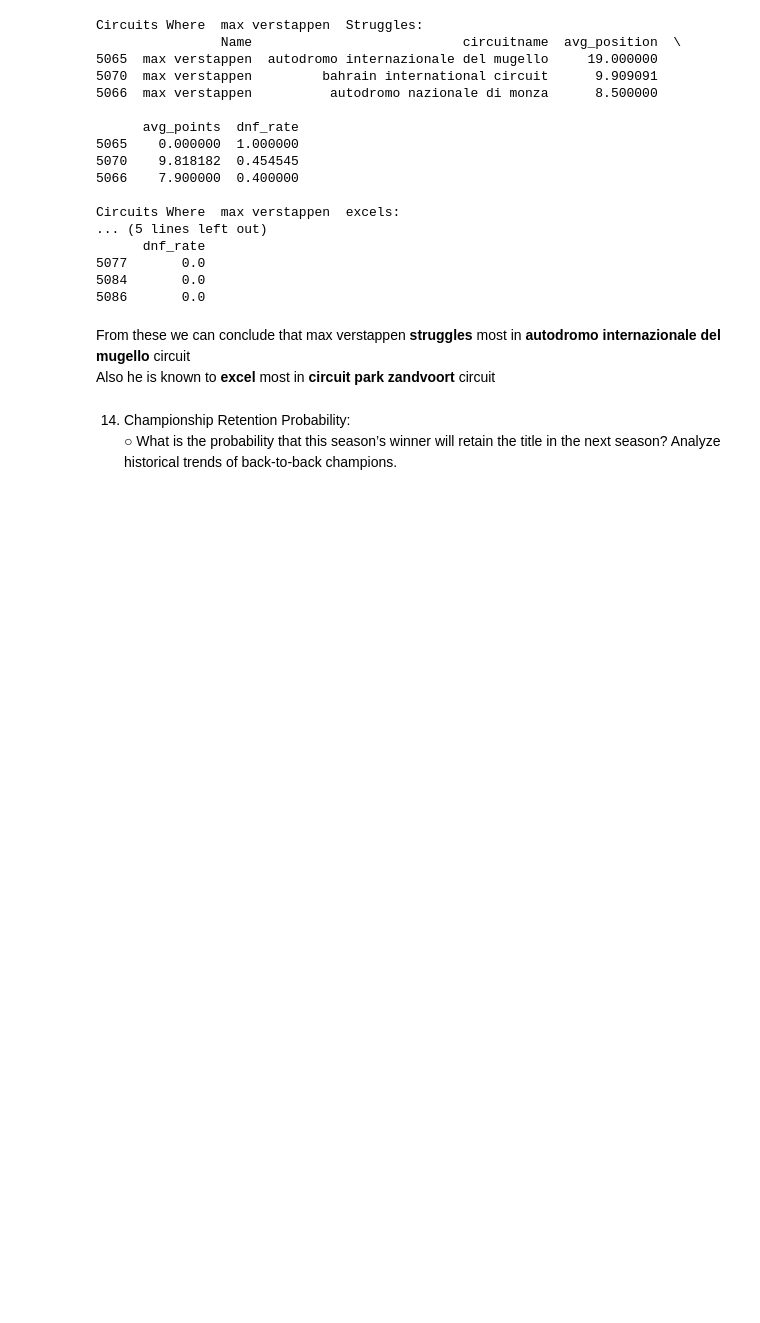
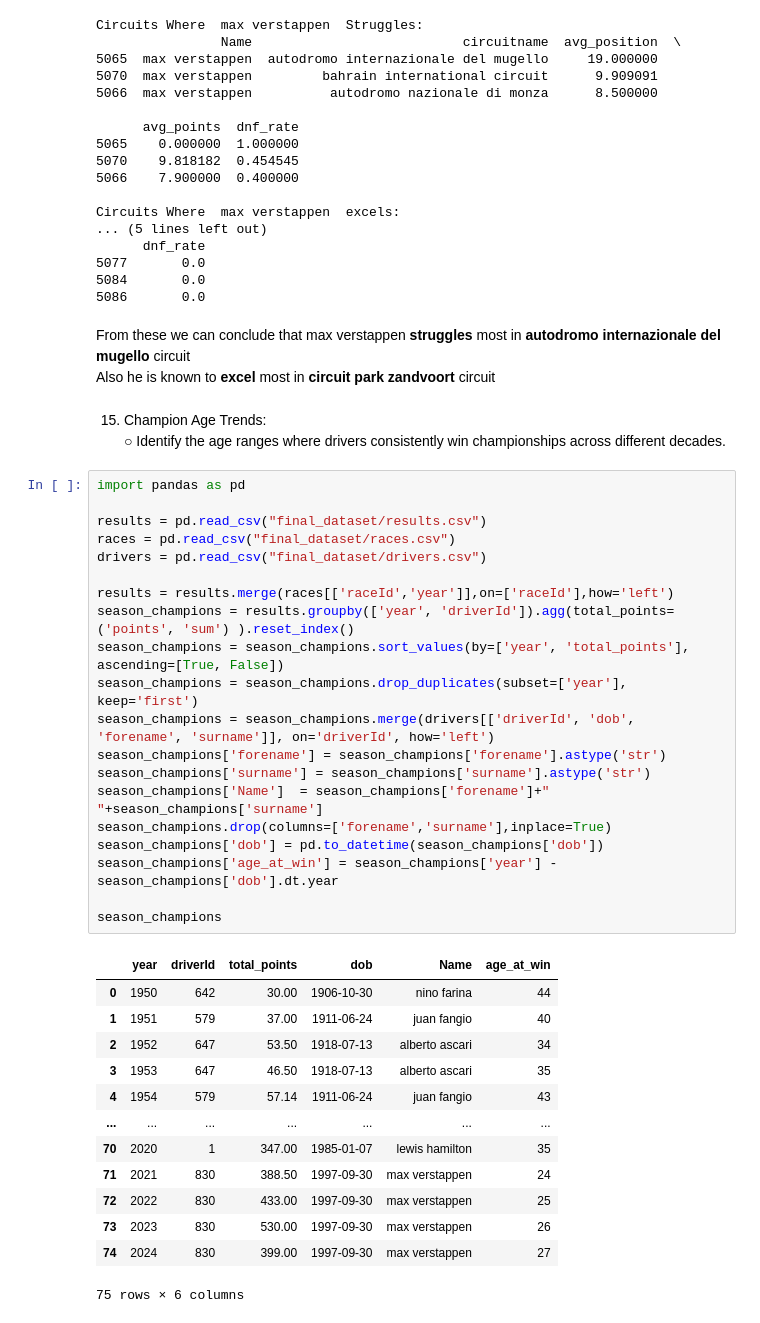
Before and after one commit to LalithKishore-S/DPL_2025, a Jupyter notebook: Analysis_questions13-15.ipynb, the cells around one changed output. Cells and saved outputs as stored; diff of their text form; blank space fills up the shorter version.

```diff
--- a/Analysis_questions13-15.ipynb
+++ b/Analysis_questions13-15.ipynb
@@ -83,6 +84,40 @@ Circuits Where  max verstappen  excels:
 # %% [markdown]
 From these we can conclude that max verstappen <b>struggles</b> most in <b> autodromo internazionale del mugello </b> circuit<br>
 Also he is known to <b>excel</b> most  in <b> circuit park zandvoort </b> circuit
-# %% [markdown]
-14.	Championship Retention Probability:<br>
-○	What is the probability that this season’s winner will retain the title in the next season? Analyze historical trends of back-to-back champions.
+# %% [markdown]
+15.	Champion Age Trends:<br>
+○	Identify the age ranges where drivers consistently win championships across different decades.
+# %%
+import pandas as pd
+
+results = pd.read_csv("final_dataset/results.csv")
+races = pd.read_csv("final_dataset/races.csv")
+drivers = pd.read_csv("final_dataset/drivers.csv")
+
+results = results.merge(races[['raceId','year']],on=['raceId'],how='left')
+season_champions = results.groupby(['year', 'driverId']).agg(total_points=('points', 'sum') ).reset_index()
+season_champions = season_champions.sort_values(by=['year', 'total_points'], ascending=[True, False])
+season_champions = season_champions.drop_duplicates(subset=['year'], keep='first')
+season_champions = season_champions.merge(drivers[['driverId', 'dob', 'forename', 'surname']], on='driverId', how='left')
+season_champions['forename'] = season_champions['forename'].astype('str')
+season_champions['surname'] = season_champions['surname'].astype('str')
+season_champions['Name']  = season_champions['forename']+" "+season_champions['surname']
+season_champions.drop(columns=['forename','surname'],inplace=True)
+season_champions['dob'] = pd.to_datetime(season_champions['dob'])
+season_champions['age_at_win'] = season_champions['year'] - season_champions['dob'].dt.year
+
+season_champions
+# %% [output]
+|  | year | driverId | total_points | dob | Name | age_at_win |
+| 0 | 1950 | 642 | 30.00 | 1906-10-30 | nino farina | 44 |
+| 1 | 1951 | 579 | 37.00 | 1911-06-24 | juan fangio | 40 |
+| 2 | 1952 | 647 | 53.50 | 1918-07-13 | alberto ascari | 34 |
+| 3 | 1953 | 647 | 46.50 | 1918-07-13 | alberto ascari | 35 |
+| 4 | 1954 | 579 | 57.14 | 1911-06-24 | juan fangio | 43 |
+| ... | ... | ... | ... | ... | ... | ... |
+| 70 | 2020 | 1 | 347.00 | 1985-01-07 | lewis hamilton | 35 |
+| 71 | 2021 | 830 | 388.50 | 1997-09-30 | max verstappen | 24 |
+| 72 | 2022 | 830 | 433.00 | 1997-09-30 | max verstappen | 25 |
+| 73 | 2023 | 830 | 530.00 | 1997-09-30 | max verstappen | 26 |
+| 74 | 2024 | 830 | 399.00 | 1997-09-30 | max verstappen | 27 |
+75 rows × 6 columns
```
Also changed, not shown: parts of 5 cells of this notebook.
